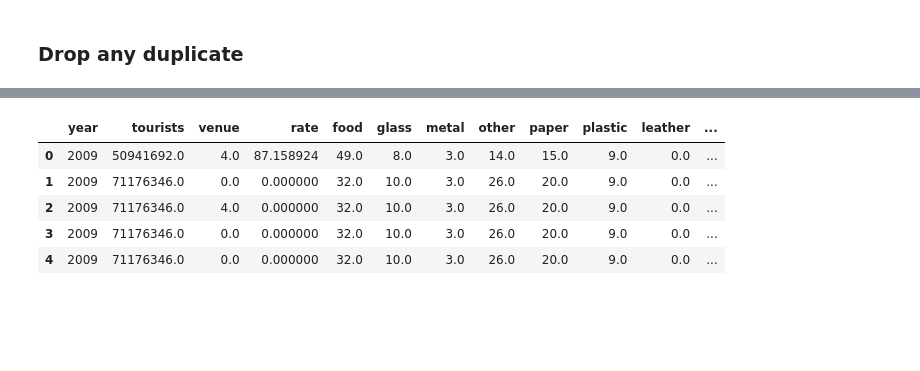
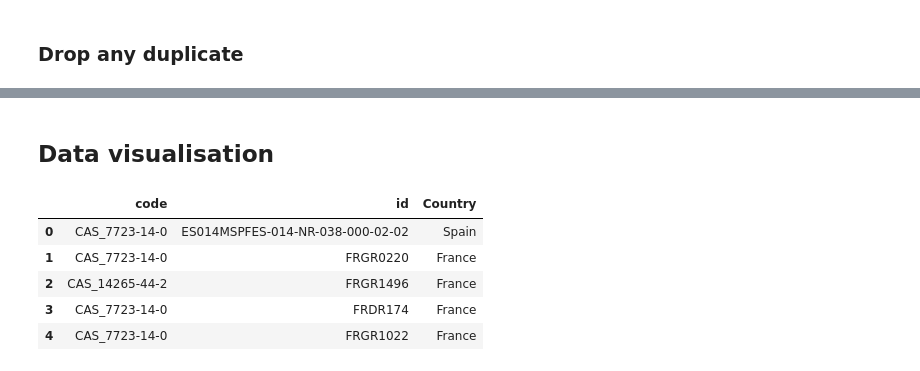
Before and after one commit to Cassette86/Green_ai_project_Water_polution, a Jupyter notebook: water_pollution_dataset/main.ipynb, the cells around one changed output, grey strips where cells are left out. Drawn from its saved outputs; the diff is of its cells as text; code cells hidden in the pictures; blank space fills up the shorter version.

Commit message:
end of data visualisation, need to decide if we delete some countries with low data

```diff
--- a/water_pollution_dataset/main.ipynb
+++ b/water_pollution_dataset/main.ipynb
@@ -32,5 +32,6 @@ targets = pd.concat([target, submission])
 
 df['polution'] = targets['polution']
 df = df.drop(columns = ['Unnamed: 0'])
+df = df.drop(columns= ['period'])
 df.head()
 # %% [output]
@@ -114,10 +135,13 @@ train.drop_duplicates(inplace=True)
+# %% [markdown]
+## Data visualisation
 # %%
 df_numbers = df.select_dtypes(include=['float64', 'int64'])
-df_numbers.head()
+df_strings = df.select_dtypes(exclude=['float64', 'int64'])
+df_strings.head()
 # %% [output]
-|  | year | tourists | venue | rate | food | glass | metal | other | paper | plastic | leather | ... |
-| 0 | 2009 | 50941692.0 | 4.0 | 87.158924 | 49.0 | 8.0 | 3.0 | 14.0 | 15.0 | 9.0 | 0.0 | ... |
-| 1 | 2009 | 71176346.0 | 0.0 | 0.000000 | 32.0 | 10.0 | 3.0 | 26.0 | 20.0 | 9.0 | 0.0 | ... |
-| 2 | 2009 | 71176346.0 | 4.0 | 0.000000 | 32.0 | 10.0 | 3.0 | 26.0 | 20.0 | 9.0 | 0.0 | ... |
-| 3 | 2009 | 71176346.0 | 0.0 | 0.000000 | 32.0 | 10.0 | 3.0 | 26.0 | 20.0 | 9.0 | 0.0 | ... |
-| 4 | 2009 | 71176346.0 | 0.0 | 0.000000 | 32.0 | 10.0 | 3.0 | 26.0 | 20.0 | 9.0 | 0.0 | ... |
+|  | code | id | Country |
+| 0 | CAS_7723-14-0 | ES014MSPFES-014-NR-038-000-02-02 | Spain |
+| 1 | CAS_7723-14-0 | FRGR0220 | France |
+| 2 | CAS_14265-44-2 | FRGR1496 | France |
+| 3 | CAS_7723-14-0 | FRDR174 | France |
+| 4 | CAS_7723-14-0 | FRGR1022 | France |
```
Also changed, not shown: parts of 8 cells of this notebook.
